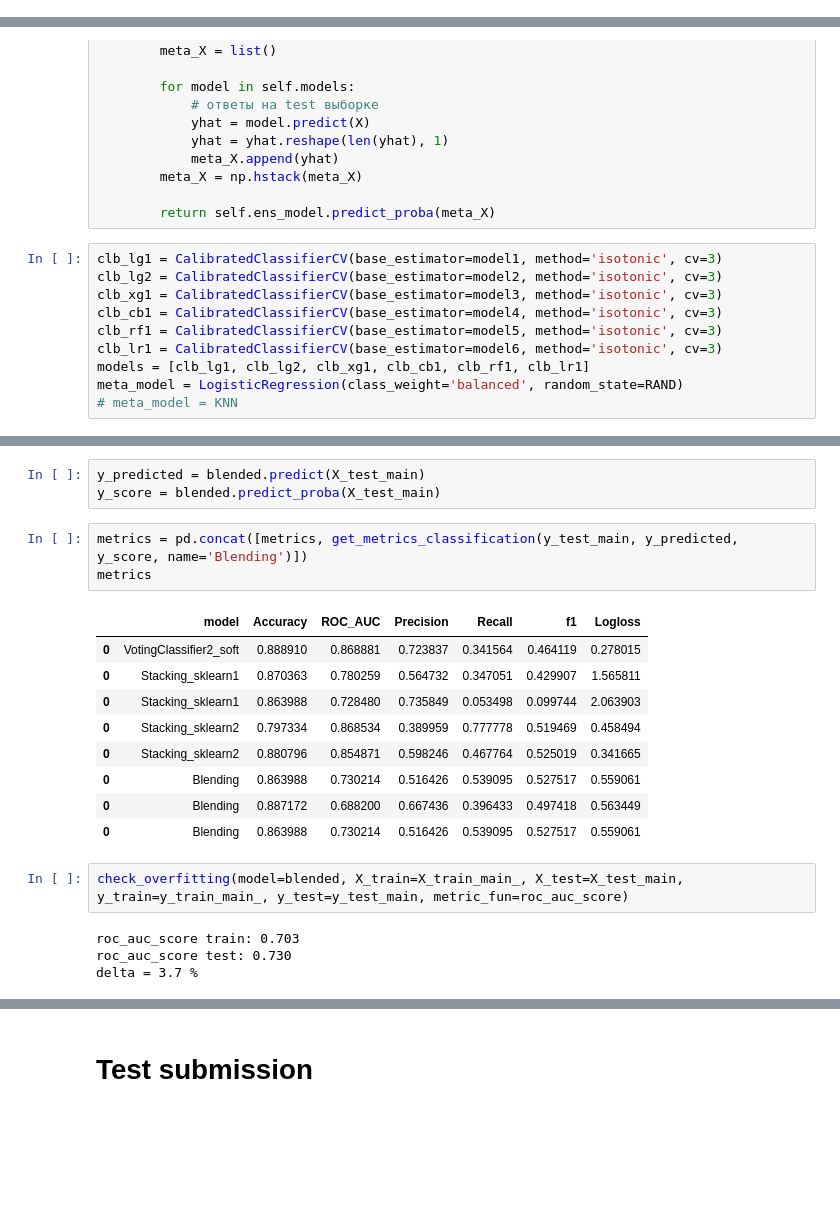
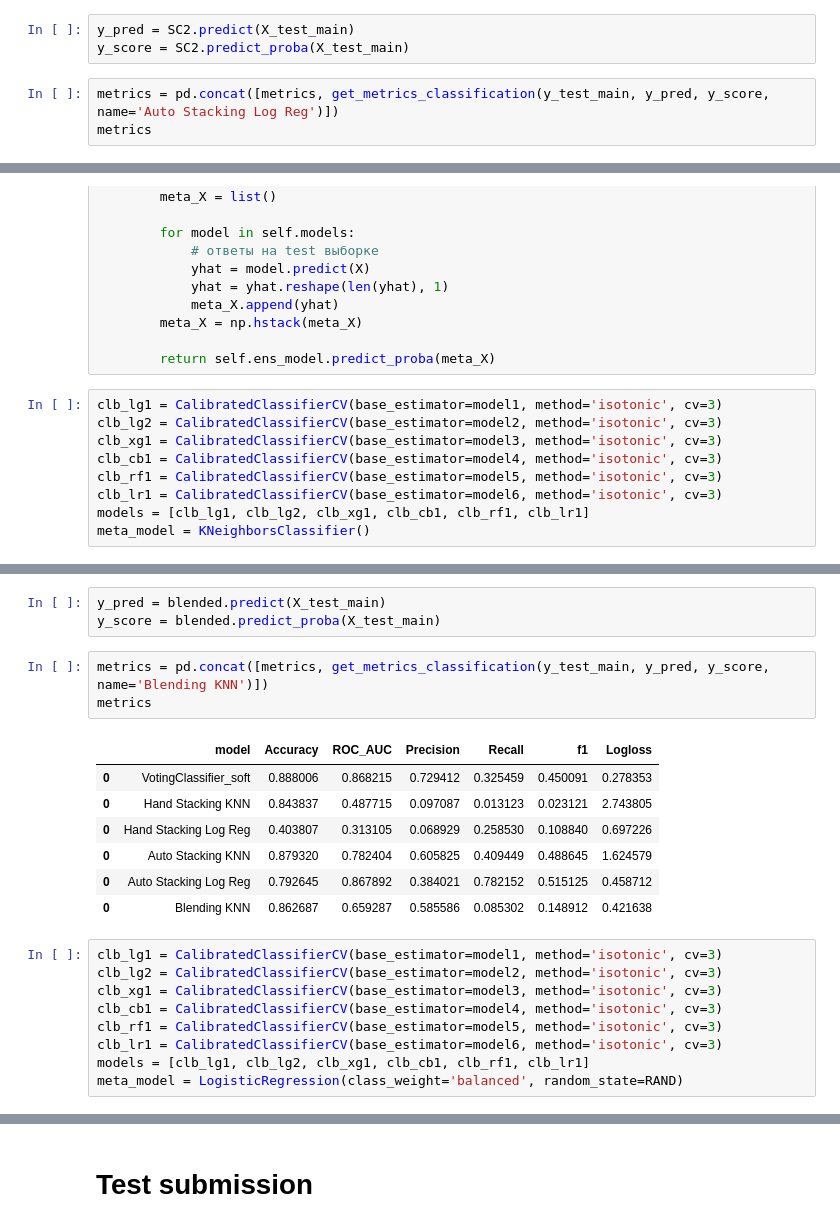
Before and after one commit to NaumovGerman/Projects, a Jupyter notebook: affrica_fin_final.ipynb, the cells around one changed output, grey strips where cells are left out. Drawn from its saved outputs; the diff is of its cells as text; blank space fills up the shorter version.

```diff
--- a/affrica_fin_final.ipynb
+++ b/affrica_fin_final.ipynb
@@ -956,0 +1000,6 @@ delta = 5.2 %
+# %%
+y_pred = SC2.predict(X_test_main)
+y_score = SC2.predict_proba(X_test_main)
+# %%
+metrics = pd.concat([metrics, get_metrics_classification(y_test_main, y_pred, y_score, name='Auto Stacking Log Reg')])
+metrics
@@ -1034,8 +1090,7 @@ clb_cb1 = CalibratedClassifierCV(base_estimator=model4, method='isotonic', cv=3)
 clb_rf1 = CalibratedClassifierCV(base_estimator=model5, method='isotonic', cv=3)
 clb_lr1 = CalibratedClassifierCV(base_estimator=model6, method='isotonic', cv=3)
 models = [clb_lg1, clb_lg2, clb_xg1, clb_cb1, clb_rf1, clb_lr1]
-meta_model = LogisticRegression(class_weight='balanced', random_state=RAND)
-# meta_model = KNN
+meta_model = KNeighborsClassifier()
 # %%
 blended = BlendingClassifier(models, meta_model)
 blended.fit(X=X_train_main_, y=y_train_main_, random_state=RAND)
@@ -1061,24 +1113,25 @@ BlendingClassifier(ens_model=LogisticRegression(class_weight='balanced',
                                                                                     random_state=10),
                                                   cv=3, method='isotonic')])
 # %%
-y_predicted = blended.predict(X_test_main)
+y_pred = blended.predict(X_test_main)
 y_score = blended.predict_proba(X_test_main)
 # %%
-metrics = pd.concat([metrics, get_metrics_classification(y_test_main, y_predicted, y_score, name='Blending')])
+metrics = pd.concat([metrics, get_metrics_classification(y_test_main, y_pred, y_score, name='Blending KNN')])
 metrics
 # %% [output]
 |  | model | Accuracy | ROC_AUC | Precision | Recall | f1 | Logloss |
-| 0 | VotingClassifier2_soft | 0.888910 | 0.868881 | 0.723837 | 0.341564 | 0.464119 | 0.278015 |
-| 0 | Stacking_sklearn1 | 0.870363 | 0.780259 | 0.564732 | 0.347051 | 0.429907 | 1.565811 |
-| 0 | Stacking_sklearn1 | 0.863988 | 0.728480 | 0.735849 | 0.053498 | 0.099744 | 2.063903 |
-| 0 | Stacking_sklearn2 | 0.797334 | 0.868534 | 0.389959 | 0.777778 | 0.519469 | 0.458494 |
-| 0 | Stacking_sklearn2 | 0.880796 | 0.854871 | 0.598246 | 0.467764 | 0.525019 | 0.341665 |
-| 0 | Blending | 0.863988 | 0.730214 | 0.516426 | 0.539095 | 0.527517 | 0.559061 |
-| 0 | Blending | 0.887172 | 0.688200 | 0.667436 | 0.396433 | 0.497418 | 0.563449 |
-| 0 | Blending | 0.863988 | 0.730214 | 0.516426 | 0.539095 | 0.527517 | 0.559061 |
+| 0 | VotingClassifier_soft | 0.888006 | 0.868215 | 0.729412 | 0.325459 | 0.450091 | 0.278353 |
+| 0 | Hand Stacking KNN | 0.843837 | 0.487715 | 0.097087 | 0.013123 | 0.023121 | 2.743805 |
+| 0 | Hand Stacking Log Reg | 0.403807 | 0.313105 | 0.068929 | 0.258530 | 0.108840 | 0.697226 |
+| 0 | Auto Stacking KNN | 0.879320 | 0.782404 | 0.605825 | 0.409449 | 0.488645 | 1.624579 |
+| 0 | Auto Stacking Log Reg | 0.792645 | 0.867892 | 0.384021 | 0.782152 | 0.515125 | 0.458712 |
+| 0 | Blending KNN | 0.862687 | 0.659287 | 0.585586 | 0.085302 | 0.148912 | 0.421638 |
-# %%
-check_overfitting(model=blended, X_train=X_train_main_, X_test=X_test_main, y_train=y_train_main_, y_test=y_test_main, metric_fun=roc_auc_score)
-# %% [output]
-roc_auc_score train: 0.703
-roc_auc_score test: 0.730
-delta = 3.7 %
+# %%
+clb_lg1 = CalibratedClassifierCV(base_estimator=model1, method='isotonic', cv=3)
+clb_lg2 = CalibratedClassifierCV(base_estimator=model2, method='isotonic', cv=3)
+clb_xg1 = CalibratedClassifierCV(base_estimator=model3, method='isotonic', cv=3)
+clb_cb1 = CalibratedClassifierCV(base_estimator=model4, method='isotonic', cv=3)
+clb_rf1 = CalibratedClassifierCV(base_estimator=model5, method='isotonic', cv=3)
+clb_lr1 = CalibratedClassifierCV(base_estimator=model6, method='isotonic', cv=3)
+models = [clb_lg1, clb_lg2, clb_xg1, clb_cb1, clb_rf1, clb_lr1]
+meta_model = LogisticRegression(class_weight='balanced', random_state=RAND)
```
Also changed, not shown: parts of 82 cells of this notebook.
